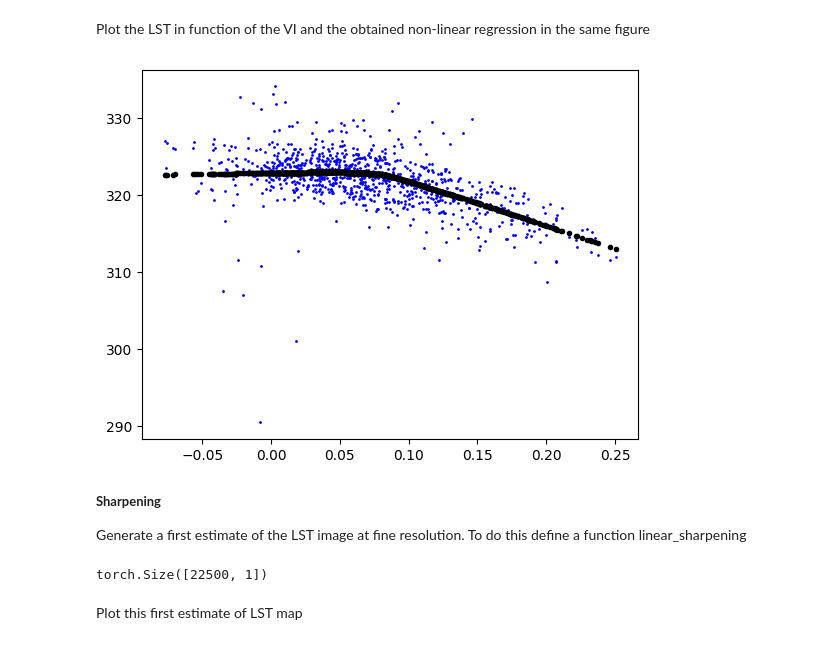
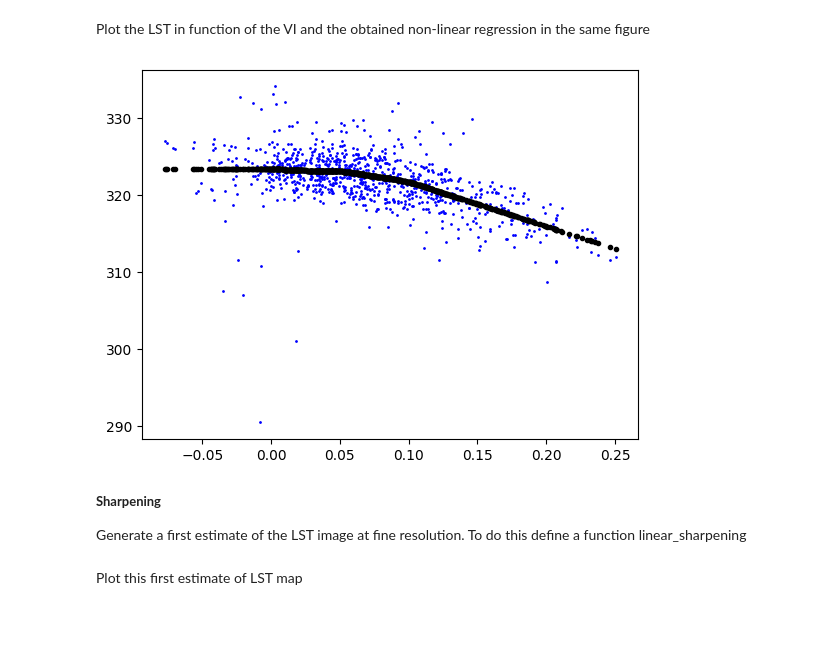
Before and after one commit to richardsbenjamin/MLforEarthObservation, a Jupyter notebook: TP2_Earth-Observation_AML_Solution.ipynb, the cells around one changed output. Saved outputs shown, nothing was run; the diff lists cells and outputs as text; code cells hidden in the pictures.

```diff
--- a/TP2_Earth-Observation_AML_Solution.ipynb
+++ b/TP2_Earth-Observation_AML_Solution.ipynb
@@ -220,35 +230,31 @@ plt.show()
 # %% [markdown]
 Plot the LST in function of the VI and the obtained non-linear regression in the same figure
 # %%
-PATH='./Model_epoch_22.pt'
+PATH='./Model_epoch_25.pt'
 
 checkpoint = torch.load(PATH,map_location=torch.device('cpu'))
 
 reg = Regressor()
 reg.load_state_dict(checkpoint['model_state_dict'])
 reg.eval()
 
 I_C_cuda=torch.from_numpy(I_C.flatten()[:,np.newaxis]).double()
 reg=reg.double()
 
 T_C_reg=reg(I_C_cuda)
 
 T_C_reg=T_C_reg.detach().numpy().reshape(T_C.shape[0],T_C.shape[1])
 #I=I_C_cuda.detach().numpy()*sIc + mIc
 
 plt.plot(I_C*sIc + mIc,T_C_reg*sTc + mTc,'k.')
 plt.scatter(I_C*sIc + mIc,T_C*sTc + mTc,s=1,c='blue')
 plt.show()
 # %% [output]
-[figure, old version]
+[figure, new version]
 # %% [markdown]
 <font size="2">**Sharpening**<font>
 
 Generate a first estimate of the LST image at fine resolution. To do this define a function linear_sharpening
-# %%
-I_H_cuda.shape
-# %% [output]
-torch.Size([22500, 1])
 # %%
 sIh=np.std(I_H)
 mIh=np.mean(I_H)
```
Also changed, not shown: parts of 4 cells of this notebook, 1 other file.
